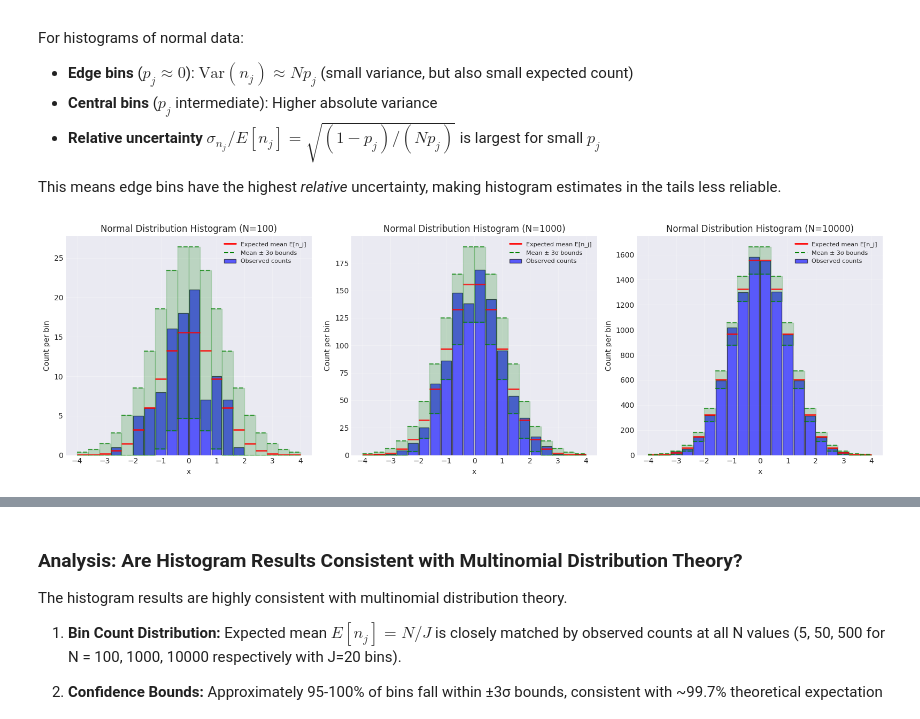
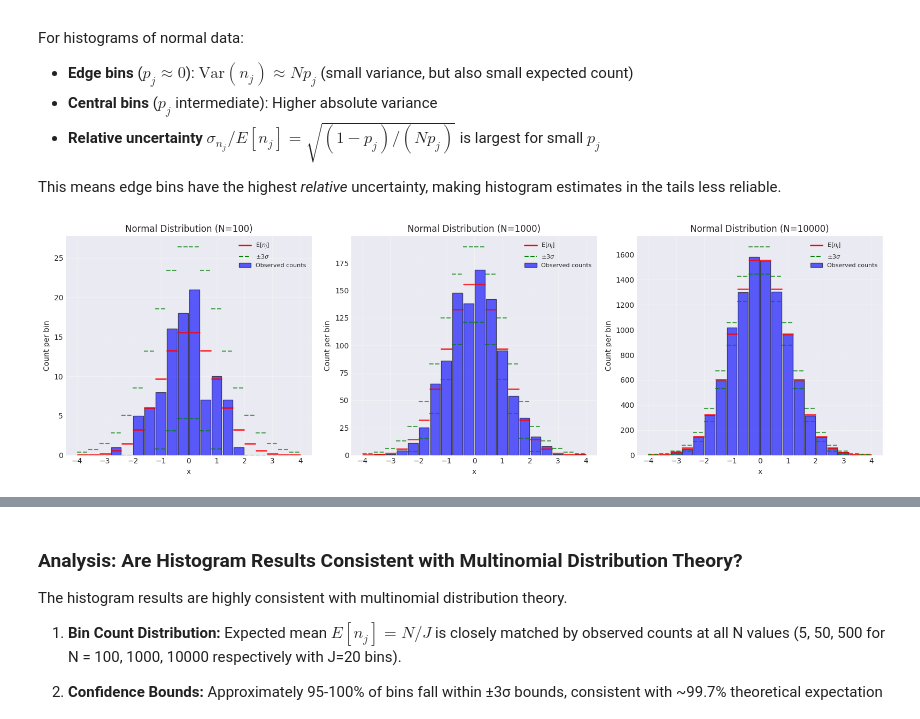
Before and after one commit to liuzihe02/iia, a Jupyter notebook: 3F3/rv_lab.ipynb, the cells around one changed output, grey strips where cells are left out. Drawn from its saved outputs; the diff is of its cells as text; code cells hidden in the pictures.

```diff
--- a/3F3/rv_lab.ipynb
+++ b/3F3/rv_lab.ipynb
@@ -547,7 +548,7 @@ def plot_normal_histogram_with_bounds(data, N_samples, J_bins=20, ax=None, title
     bin_centers = (bin_edges[:-1] + bin_edges[1:]) / 2
     bin_width = bin_edges[1] - bin_edges[0]
 
-    # Calculate bin probabilities using CDF: p_j = Φ(b_{j+1}) - Φ(b_j)
+    # Calculate bin probabilities using CDF: p_j = Phi(b_{j+1}) - Phi(b_j)
     cdf_values = stats.norm.cdf(bin_edges)
     bin_probs = np.diff(cdf_values)
 
@@ -596,18 +597,10 @@ def plot_normal_histogram_with_bounds(data, N_samples, J_bins=20, ax=None, title
             linestyle="--",
             alpha=0.7,
         )
-        # Shade the confidence region for this bin
-        ax.fill_between(
-            [bin_edges[j], bin_edges[j + 1]],
-            max(0, mean_counts[j] - 3 * std_counts[j]),
-            mean_counts[j] + 3 * std_counts[j],
-            alpha=0.2,
-            color="green",
-        )
 
     # Add legend entries
-    ax.plot([], [], "r-", linewidth=2, label="Expected mean E[n_j]")
-    ax.plot([], [], "g--", linewidth=1.5, label="Mean ± 3σ bounds")
+    ax.plot([], [], "r-", linewidth=2, label="E[$n_j$]")
+    ax.plot([], [], "g--", linewidth=1.5, label="$\pm 3\sigma$")
 
     ax.set_xlabel("x")
     ax.set_ylabel("Count per bin")
@@ -618,53 +611,62 @@ def plot_normal_histogram_with_bounds(data, N_samples, J_bins=20, ax=None, title
     return counts, bin_probs, mean_counts, std_counts
 
 
 # Generate normal samples for three different N values
 np.random.seed(42)
 N_values = [100, 1000, 10000]
 J_bins = 20
 
 fig, axes = plt.subplots(1, 3, figsize=(16, 5))
 
 for idx, N in enumerate(N_values):
     x_normal = np.random.randn(N)
     counts, bin_probs, means, stds = plot_normal_histogram_with_bounds(
         x_normal,
         N,
         J_bins=J_bins,
         ax=axes[idx],
-        title=f"Normal Distribution Histogram (N={N})",
+        title=f"Normal Distribution (N={N})",
     )
 
 plt.tight_layout()
 plt.savefig("img/normal_multinomial_bounds.png", dpi=600, bbox_inches="tight")
 plt.show()
 
-# Analysis: Variance dependence on bin probability
-print("\nVariance Analysis for Normal Distribution (N=1000, J=20):")
-print("=" * 70)
-bin_edges = np.linspace(-4, 4, J_bins + 1)
-bin_centers = (bin_edges[:-1] + bin_edges[1:]) / 2
-cdf_values = stats.norm.cdf(bin_edges)
-bin_probs = np.diff(cdf_values)
+# Analysis: Variance and CV for bins at different distances from mean
+print("\nVariance and CV Analysis: Bins at 0sd, 1sd, 2sd, 3sd from mean")
+print("=" * 75)
+print("For N(0,1), bins centered at x = 0, 1, 2, 3 represent 0sd, 1sd, 2sd, 3sd")
+print()
 
 N_analysis = 1000
-variances = N_analysis * bin_probs * (1 - bin_probs)
-rel_uncertainties = np.sqrt((1 - bin_probs) / (N_analysis * bin_probs))
+bin_width = 0.4  # Use consistent bin width
 
-print(f"{'Bin Center':>10} | {'p_j':>8} | {'Var(n_j)':>10} | {'Rel. Uncert.':>12}")
-print("-" * 50)
-for j in [0, 5, 9, 10, 14, 19]:  # Edge, intermediate, center bins
+# Bins centered at 0, 1, 2, 3 standard deviations
+positions = [0, 1, 2, 3]
+print(
+    f"{'Position':>10} | {'p_j':>10} | {'E[n_j]':>10} | {'Var(n_j)':>10} | {'sd(n_j)':>10} | {'CV':>10}"
+)
+print("-" * 75)
+
+for x_center in positions:
+    # Bin probability for bin centered at x_center with width bin_width
+    p_j = stats.norm.cdf(x_center + bin_width / 2) - stats.norm.cdf(
+        x_center - bin_width / 2
+    )
+    mean_nj = N_analysis * p_j
+    var_nj = N_analysis * p_j * (1 - p_j)
+    std_nj = np.sqrt(var_nj)
+    cv_j = std_nj / mean_nj if mean_nj > 0 else float("inf")
+
     print(
-        f"{bin_centers[j]:>10.2f} | {bin_probs[j]:>8.4f} | {variances[j]:>10.2f} | {rel_uncertainties[j]:>12.2f}"
+        f"{x_center:>10}sd | {p_j:>10.4f} | {mean_nj:>10.2f} | {var_nj:>10.2f} | {std_nj:>10.2f} | {cv_j:>10.2f}"
     )
 
-print("\nKey Observation:")
-print(
-    "- Edge bins (|x| > 2): Small p_j, small absolute variance, HIGH relative uncertainty"
-)
-print(
-    "- Central bins (|x| < 1): Larger p_j, larger absolute variance, LOW relative uncertainty"
-)
-print("- This explains why histogram tail estimates are less reliable")
+print()
+print("Key observations:")
+print("- p_j decreases as we move away from the mean (tails have lower probability)")
+print("- Var(n_j) = N*p_j*(1-p_j) decreases in tails (smaller absolute uncertainty)")
+print("- CV = sqrt((1-p_j)/(N*p_j)) increases in tails (larger relative uncertainty)")
+print("- Edge bins are less reliable despite having smaller absolute variance")
 # %% [output]
-[figure, old version]
+[figure, new version]
```
Also changed, not shown: parts of 9 cells of this notebook, 4 other files.
